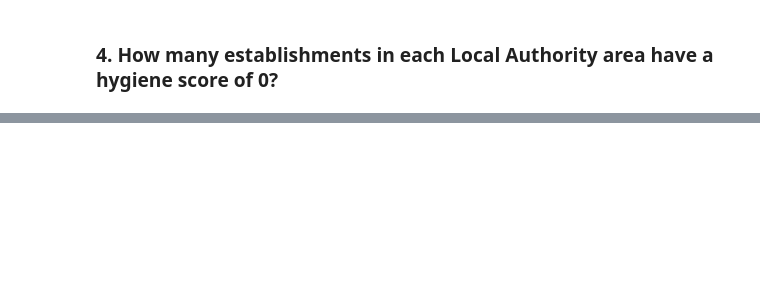
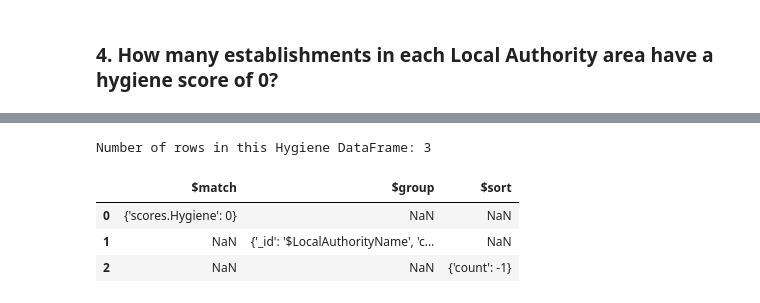
Before and after one commit to ian-summers/nosql-challenge, a Jupyter notebook: NoSQL_analysis_isummers.ipynb, the cells around one changed output, grey strips where cells are left out. Drawn from its saved outputs; the diff is of its cells as text; code cells hidden in the pictures; blank space fills up the shorter version.

```diff
--- a/NoSQL_analysis_isummers.ipynb
+++ b/NoSQL_analysis_isummers.ipynb
@@ -194,7 +210,30 @@ for document in results_penang:
 # 1. Matches establishments with a hygiene score of 0
 # 2. Groups the matches by Local Authority
 # 3. Sorts the matches from highest to lowest
+pipeline = [
+    {
+        "$match": {
+            "scores.Hygiene": 0
+        }
+    },
+    {
+        "$group": {
+            "_id": "$LocalAuthorityName",
+            "count": {"$sum": 1}
+        }
+    },
+    {
+        "$sort": {
+            "count": -1
+        }
+    }
+]
 
 # Print the number of documents in the result
+num_documentshygiene = establishments.count_documents(pipeline[0]["$match"])
+
+
+print(f"Number of documents with a Hygiene of 0: {num_documentshygiene}")
 
 # Print the first 10 results
+pprint(list(establishments.aggregate(pipeline + [{"$limit": 10}])))
@@ -201,6 +252,19 @@ for document in results_penang:
 # %%
 # Convert the result to a Pandas DataFrame
+hygiene_results = list(pipeline)
+
+df_hygiene = pd.DataFrame(hygiene_results)
 
 # Display the number of rows in the DataFrame
+rows_hygiene = len(df_hygiene)
+
+print(f"Number of rows in this Hygiene DataFrame: {rows_hygiene}")
 
 # Display the first 10 rows of the DataFrame
+df_hygiene.head(10)
+# %% [output]
+Number of rows in this Hygiene DataFrame: 3
+|  | $match | $group | $sort |
+| 0 | {'scores.Hygiene': 0} | NaN | NaN |
+| 1 | NaN | {'_id': '$LocalAuthorityName', 'c... | NaN |
+| 2 | NaN | NaN | {'count': -1} |
```
Also changed, not shown: parts of 4 cells of this notebook.
